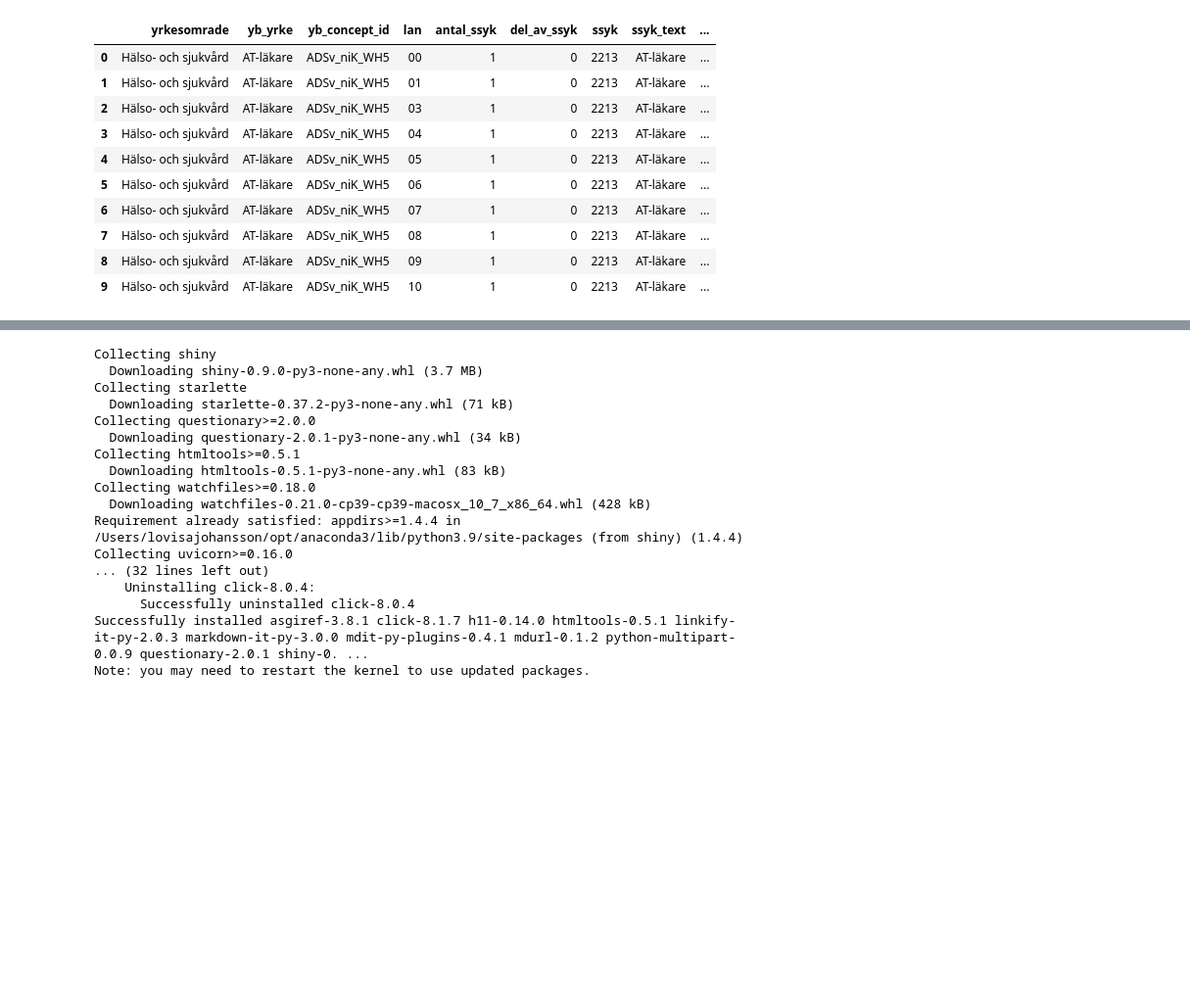
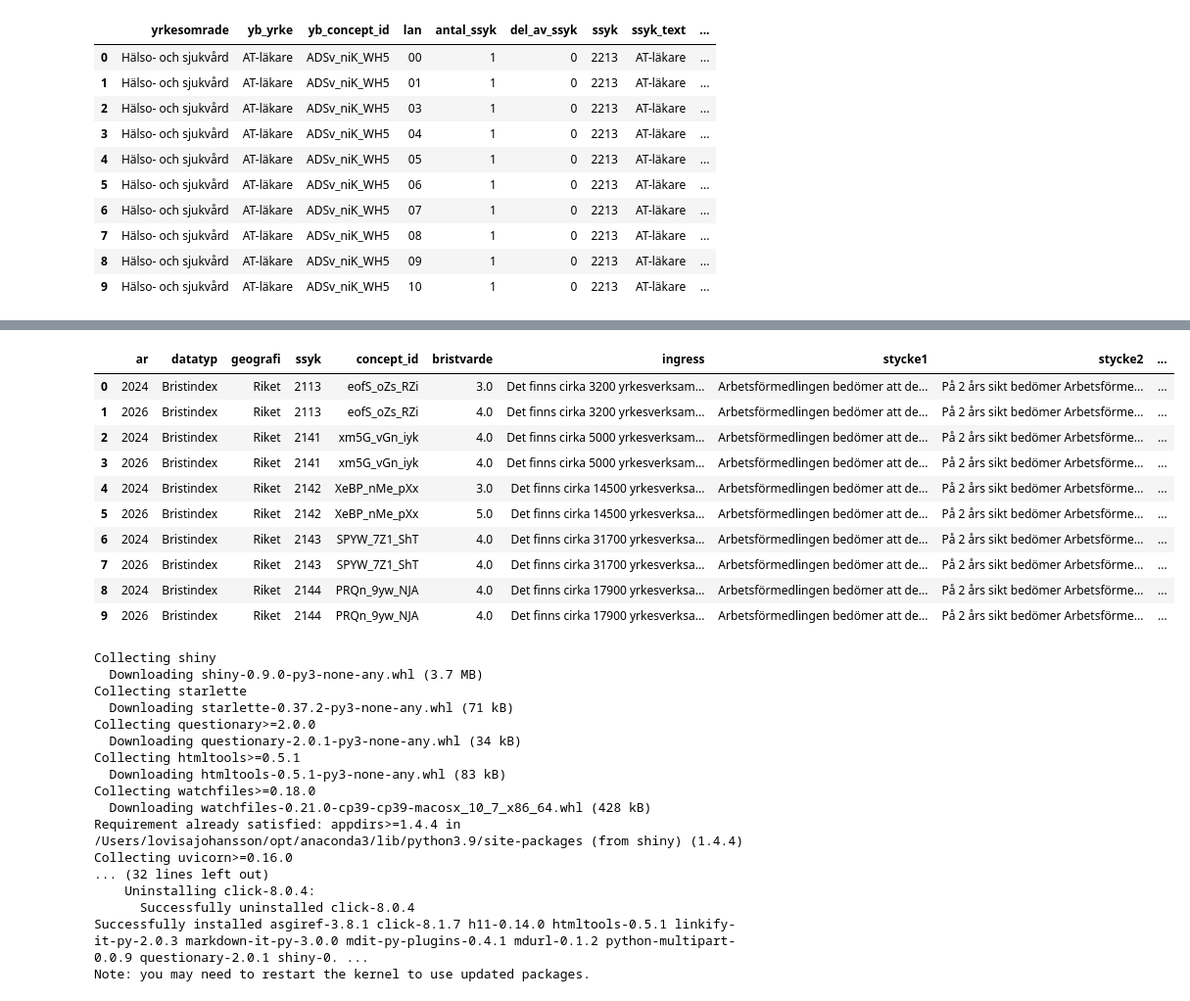
Before and after one commit to Lovisaj01/Open-Data-Project, a Jupyter notebook: preprocessing.ipynb, the cells around one changed output, grey strips where cells are left out. Shown at 98% size. Cells and saved outputs as stored; diff of their text form; code cells hidden in the pictures; blank space fills up the shorter version.

Commit message:
Extracted the equality metrics for jobs from textual descriptions

```diff
--- a/preprocessing.ipynb
+++ b/preprocessing.ipynb
@@ -477,0 +542,8 @@ job_df.head(10)
+# %%
+# Function to extract numbers from text
+def extract_numbers(text):
+    numbers = re.findall(r'\d+', text)
+    return numbers
+# %%
+job_forecast_df['numbers'] = job_forecast_df['ingress'].apply(extract_numbers)
+job_forecast_df['numbers'].head(10)
@@ -478,3 +562,24 @@ job_df.head(10)
+# %%
+# Create new columns from extracted numbers
+job_forecast_df[['antal_yrkesverksamma', 'andel_kvinnor', 'andel_män']] = pd.DataFrame(job_forecast_df['numbers'].tolist())
+# %%
+# Drop the 'numbers' column
+job_forecast_df.drop('numbers', axis=1, inplace=True)
+# %%
+# Values are separated
+job_forecast_df.head(10)
+# %% [output]
+|  | ar | datatyp | geografi | ssyk | concept_id | bristvarde | ingress | stycke1 | stycke2 | ... |
+| 0 | 2024 | Bristindex | Riket | 2113 | eofS_oZs_RZi | 3.0 | Det finns cirka 3200 yrkesverksam... | Arbetsförmedlingen bedömer att de... | På 2 års sikt bedömer Arbetsförme... | ... |
+| 1 | 2026 | Bristindex | Riket | 2113 | eofS_oZs_RZi | 4.0 | Det finns cirka 3200 yrkesverksam... | Arbetsförmedlingen bedömer att de... | På 2 års sikt bedömer Arbetsförme... | ... |
+| 2 | 2024 | Bristindex | Riket | 2141 | xm5G_vGn_iyk | 4.0 | Det finns cirka 5000 yrkesverksam... | Arbetsförmedlingen bedömer att de... | På 2 års sikt bedömer Arbetsförme... | ... |
+| 3 | 2026 | Bristindex | Riket | 2141 | xm5G_vGn_iyk | 4.0 | Det finns cirka 5000 yrkesverksam... | Arbetsförmedlingen bedömer att de... | På 2 års sikt bedömer Arbetsförme... | ... |
+| 4 | 2024 | Bristindex | Riket | 2142 | XeBP_nMe_pXx | 3.0 | Det finns cirka 14500 yrkesverksa... | Arbetsförmedlingen bedömer att de... | På 2 års sikt bedömer Arbetsförme... | ... |
+| 5 | 2026 | Bristindex | Riket | 2142 | XeBP_nMe_pXx | 5.0 | Det finns cirka 14500 yrkesverksa... | Arbetsförmedlingen bedömer att de... | På 2 års sikt bedömer Arbetsförme... | ... |
+| 6 | 2024 | Bristindex | Riket | 2143 | SPYW_7Z1_ShT | 4.0 | Det finns cirka 31700 yrkesverksa... | Arbetsförmedlingen bedömer att de... | På 2 års sikt bedömer Arbetsförme... | ... |
+| 7 | 2026 | Bristindex | Riket | 2143 | SPYW_7Z1_ShT | 4.0 | Det finns cirka 31700 yrkesverksa... | Arbetsförmedlingen bedömer att de... | På 2 års sikt bedömer Arbetsförme... | ... |
+| 8 | 2024 | Bristindex | Riket | 2144 | PRQn_9yw_NJA | 4.0 | Det finns cirka 17900 yrkesverksa... | Arbetsförmedlingen bedömer att de... | På 2 års sikt bedömer Arbetsförme... | ... |
+| 9 | 2026 | Bristindex | Riket | 2144 | PRQn_9yw_NJA | 4.0 | Det finns cirka 17900 yrkesverksa... | Arbetsförmedlingen bedömer att de... | På 2 års sikt bedömer Arbetsförme... | ... |
 # %%
 #pip install shiny
 # %% [output]
```
Also changed, not shown: parts of 8 cells of this notebook.
